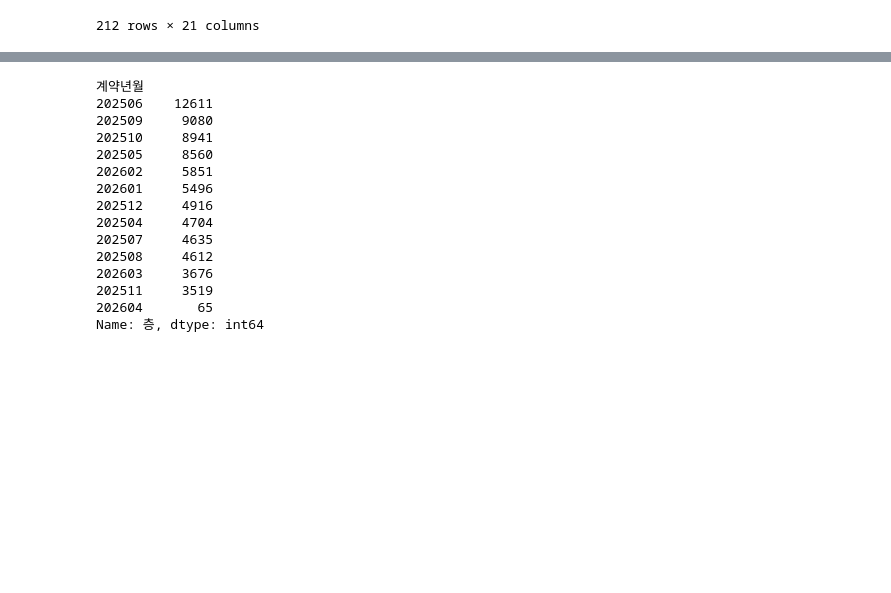
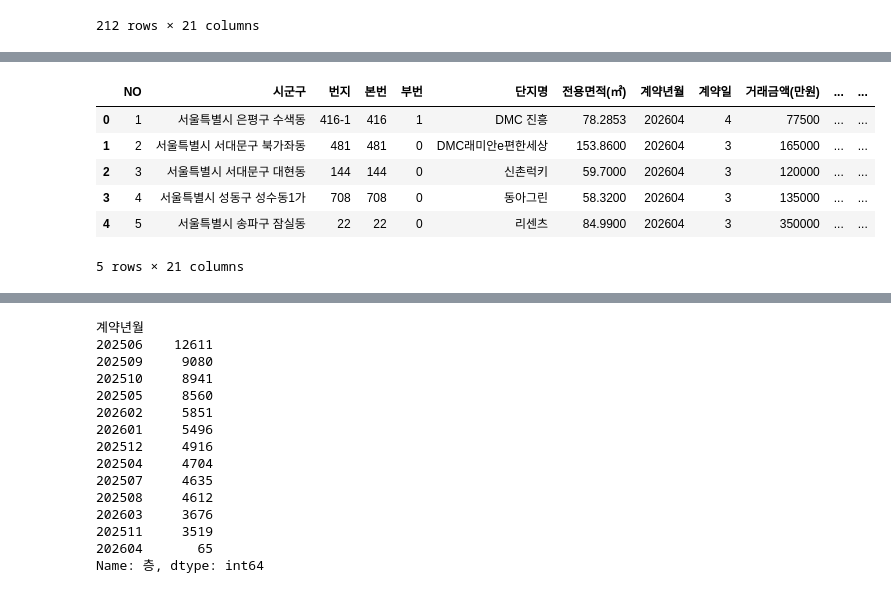
Before and after one commit to sooyun1/aix_13_python, a Jupyter notebook: 아파트 데이터 분석.ipynb, the cells around one changed output, grey strips where cells are left out. Saved outputs shown, nothing was run; the diff lists cells and outputs as text; code cells hidden in the pictures; blank space fills up the shorter version.

```diff
--- a/아파트 데이터 분석.ipynb
+++ b/아파트 데이터 분석.ipynb
@@ -81,3 +81,13 @@ df.describe()
 | 50% | 38333.500000 | 510.000000 | 0.000000 | 79.980000 | 202509.000000 | 17.000000 | 9.850000e+04 | 9.000000 | 2003.00000 |
 | 75% | 57499.750000 | 822.000000 | 0.000000 | 84.960000 | 202512.000000 | 24.000000 | 1.470000e+05 | 13.000000 | 2012.00000 |
 | max | 76666.000000 | 4974.000000 | 2837.000000 | 317.360000 | 202604.000000 | 31.000000 | 2.900000e+06 | 66.000000 | 2025.00000 |
+# %%
+df.head()
+# %% [output]
+|  | NO | 시군구 | 번지 | 본번 | 부번 | 단지명 | 전용면적(㎡) | 계약년월 | 계약일 | 거래금액(만원) | ... | ... |
+| 0 | 1 | 서울특별시 은평구 수색동 | 416-1 | 416 | 1 | DMC 진흥 | 78.2853 | 202604 | 4 | 77500 | ... | ... |
+| 1 | 2 | 서울특별시 서대문구 북가좌동 | 481 | 481 | 0 | DMC래미안e편한세상 | 153.8600 | 202604 | 3 | 165000 | ... | ... |
+| 2 | 3 | 서울특별시 서대문구 대현동 | 144 | 144 | 0 | 신촌럭키 | 59.7000 | 202604 | 3 | 120000 | ... | ... |
+| 3 | 4 | 서울특별시 성동구 성수동1가 | 708 | 708 | 0 | 동아그린 | 58.3200 | 202604 | 3 | 135000 | ... | ... |
+| 4 | 5 | 서울특별시 송파구 잠실동 | 22 | 22 | 0 | 리센츠 | 84.9900 | 202604 | 3 | 350000 | ... | ... |
+5 rows × 21 columns
```
Also changed, not shown: parts of 28 cells of this notebook, 13 other files.
